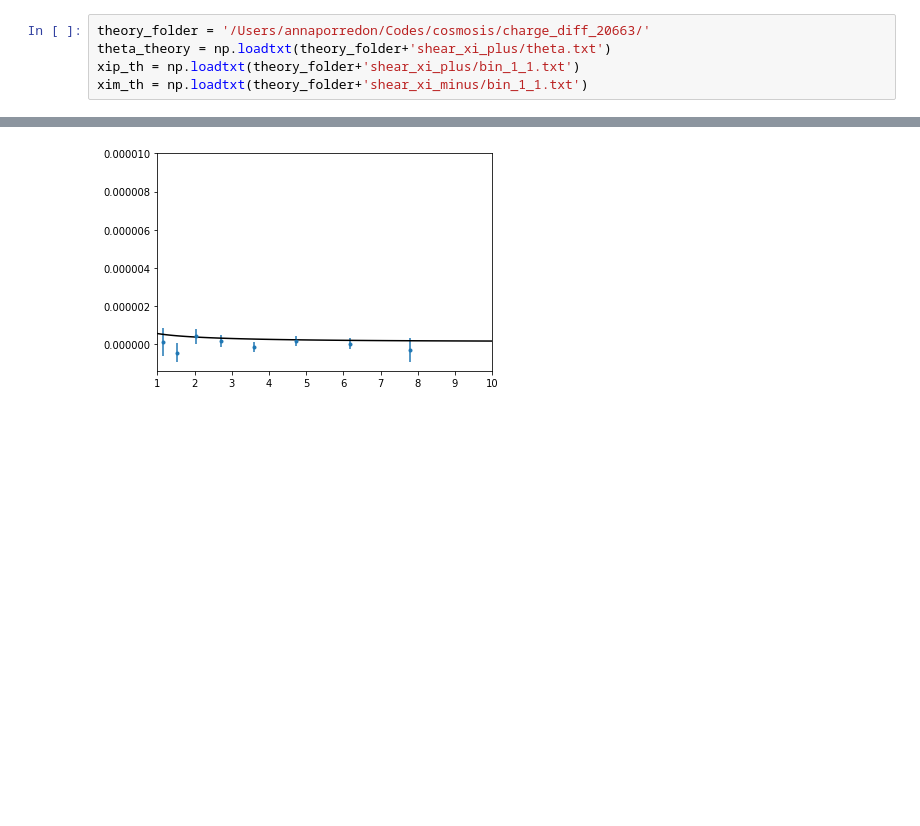
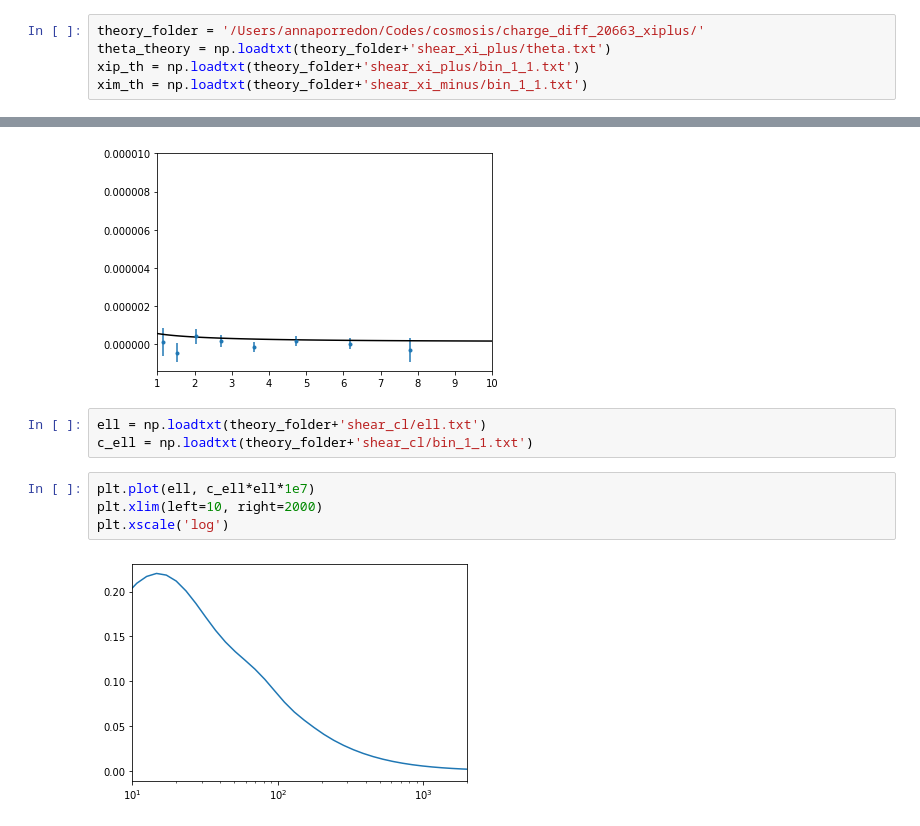
Before and after one commit to hirata10/solid-waffle, a Jupyter notebook: notebooks/cosmosis_fits.ipynb, the cells around one changed output, grey strips where cells are left out. Drawn from its saved outputs; the diff is of its cells as text; blank space fills up the shorter version.

Commit message:
C_ell plot

```diff
--- a/notebooks/cosmosis_fits.ipynb
+++ b/notebooks/cosmosis_fits.ipynb
@@ -175,7 +175,7 @@ plt.ylim(top=1e-5)
 # %%
 theta, xip, xiperr, xim, ximerr = np.loadtxt("xipm_20663.txt").T
 # %%
-theory_folder = '/Users/annaporredon/Codes/cosmosis/charge_diff_20663/'
+theory_folder = '/Users/annaporredon/Codes/cosmosis/charge_diff_20663_xiplus/'
 theta_theory = np.loadtxt(theory_folder+'shear_xi_plus/theta.txt')
 xip_th = np.loadtxt(theory_folder+'shear_xi_plus/bin_1_1.txt')
 xim_th = np.loadtxt(theory_folder+'shear_xi_minus/bin_1_1.txt')
@@ -195,3 +195,12 @@ plt.ylim(top=1e-5)
 # %% [output]
 (-1.3961628197500856e-06, 1e-05)
 [figure]
+# %%
+ell = np.loadtxt(theory_folder+'shear_cl/ell.txt')
+c_ell = np.loadtxt(theory_folder+'shear_cl/bin_1_1.txt')
+# %%
+plt.plot(ell, c_ell*ell*1e7)
+plt.xlim(left=10, right=2000)
+plt.xscale('log')
+# %% [output]
+[figure, added]
```
